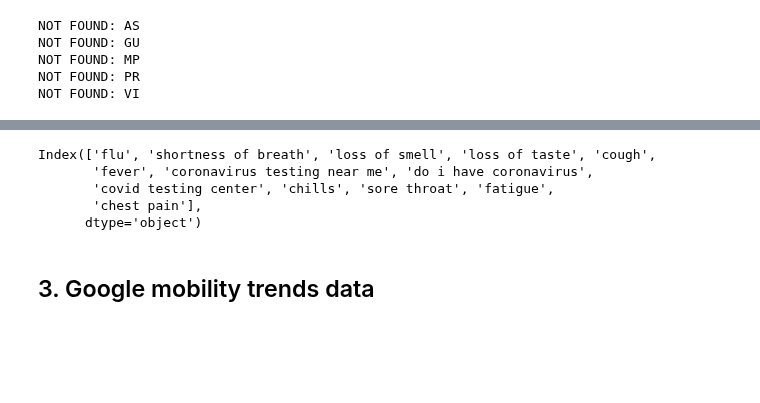
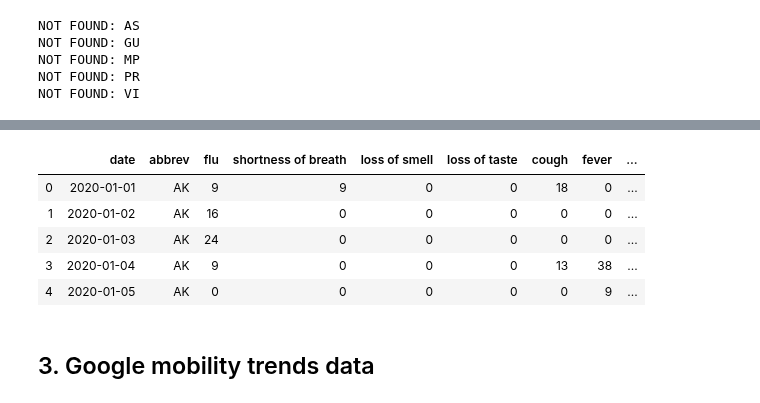
Before and after one commit to spotted-d/RNN_covid19_modeling, a Jupyter notebook: data_extraction/data_extracts.ipynb, the cells around one changed output, grey strips where cells are left out. Drawn from its saved outputs; the diff is of its cells as text; code cells hidden in the pictures; blank space fills up the shorter version.

```diff
--- a/data_extraction/data_extracts.ipynb
+++ b/data_extraction/data_extracts.ipynb
@@ -474,18 +491,23 @@ queries_master.describe()
 # display(queries)
 # queries = scale_to_benchmark(benchmark, kw_list, queries_master, queries)
 # queries_master
+# %%
+# add days since 20200101
+queries_master = days_since_20200101(queries_master)
+queries_master.head()
+
+# queries covered in this extract
+# queries_master.drop(["date", "abbrev"], axis=1).columns
+# %% [output]
+|  | date | abbrev | flu | shortness of breath | loss of smell | loss of taste | cough | fever | ... |
+| 0 | 2020-01-01 | AK | 9 | 9 | 0 | 0 | 18 | 0 | ... |
+| 1 | 2020-01-02 | AK | 16 | 0 | 0 | 0 | 0 | 0 | ... |
+| 2 | 2020-01-03 | AK | 24 | 0 | 0 | 0 | 0 | 0 | ... |
+| 3 | 2020-01-04 | AK | 9 | 0 | 0 | 0 | 13 | 38 | ... |
+| 4 | 2020-01-05 | AK | 0 | 0 | 0 | 0 | 0 | 9 | ... |
 # %%
 # dump to pickle file
 pickle.dump(queries_master, open("../data/us_state_queries.p", "wb" ))
-# %%
-# queries covered in this extract
-queries_master.drop(["date", "abbrev"], axis=1).columns
-# %% [output]
-Index(['flu', 'shortness of breath', 'loss of smell', 'loss of taste', 'cough',
-       'fever', 'coronavirus testing near me', 'do i have coronavirus',
-       'covid testing center', 'chills', 'sore throat', 'fatigue',
-       'chest pain'],
-      dtype='object')
 # %% [markdown]
 ## 3. Google mobility trends data
 # %%
```
Also changed, not shown: parts of 11 cells of this notebook, 2 other files.
